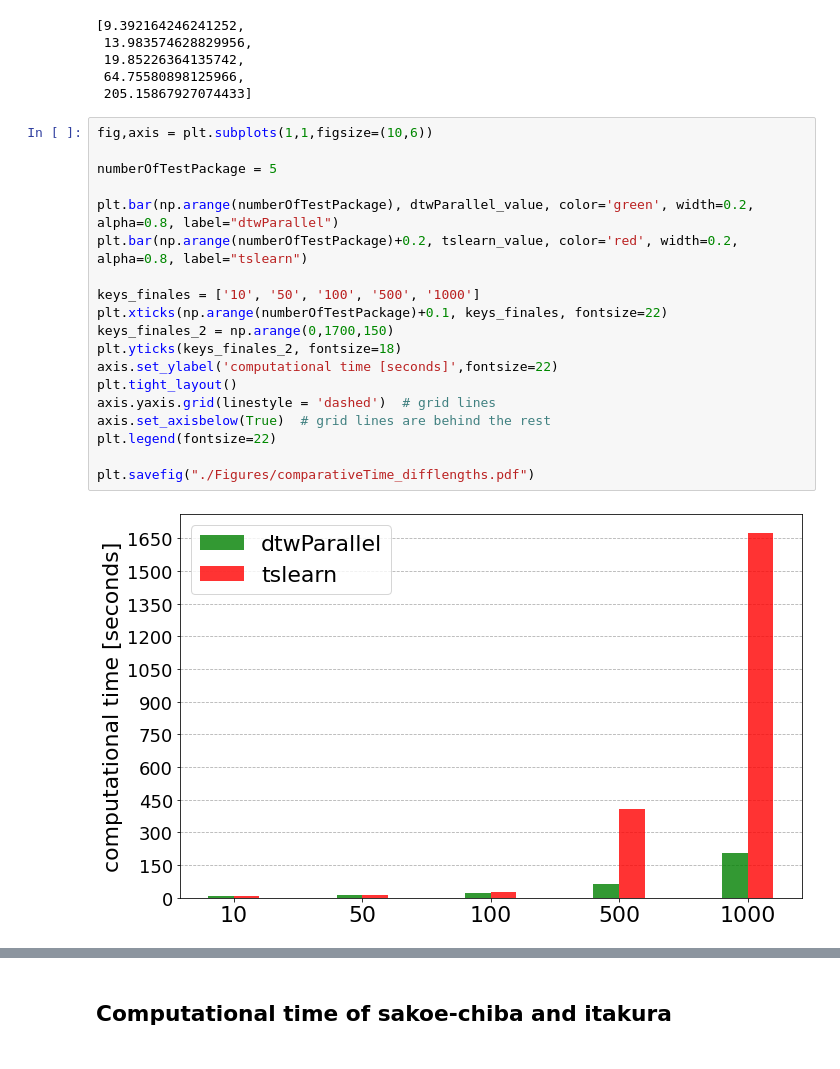
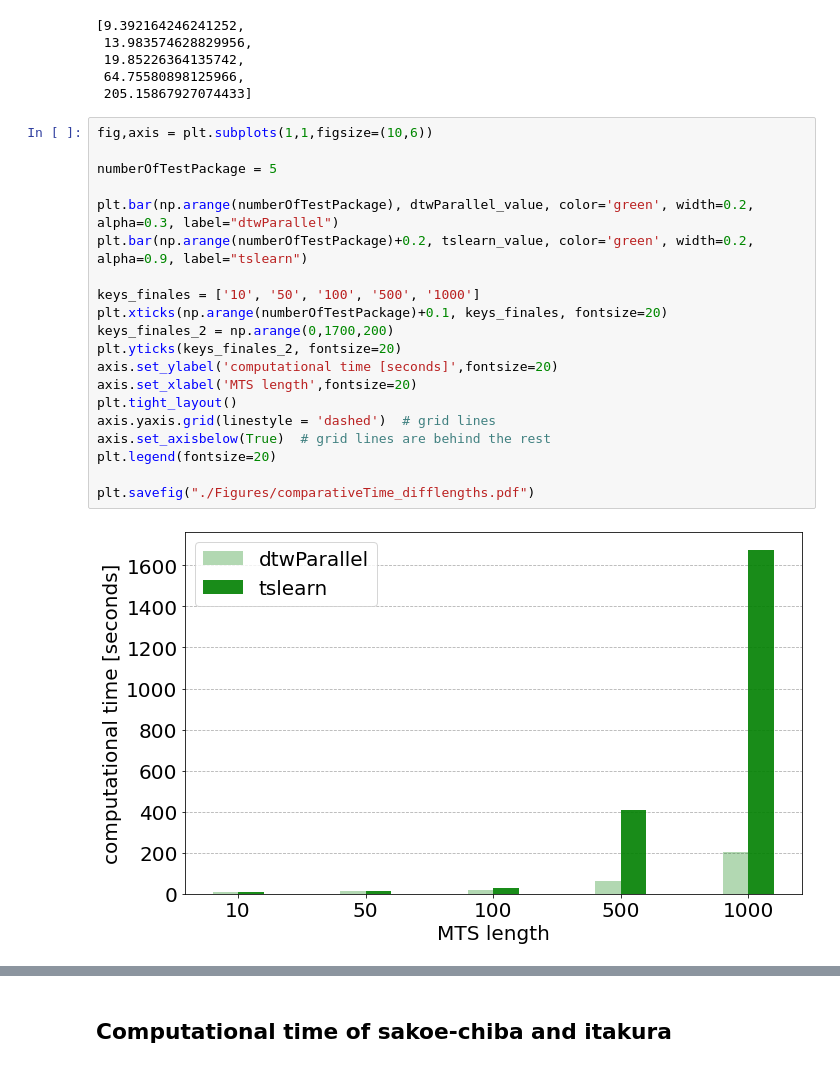
Before and after one commit to oscarescuderoarnanz/dtwParallel, a Jupyter notebook: exampleData/CodeExamples/plot_timeExamples_V2.ipynb, the cells around one changed output, grey strips where cells are left out. Saved outputs shown, nothing was run; the diff lists cells and outputs as text.

Commit message:
new images

```diff
--- a/exampleData/CodeExamples/plot_timeExamples_V2.ipynb
+++ b/exampleData/CodeExamples/plot_timeExamples_V2.ipynb
@@ -205,21 +205,22 @@ dtwParallel_value
 # %%
 fig,axis = plt.subplots(1,1,figsize=(10,6))
 
 numberOfTestPackage = 5
 
-plt.bar(np.arange(numberOfTestPackage), dtwParallel_value, color='green', width=0.2, alpha=0.8, label="dtwParallel")
-plt.bar(np.arange(numberOfTestPackage)+0.2, tslearn_value, color='red', width=0.2, alpha=0.8, label="tslearn")
+plt.bar(np.arange(numberOfTestPackage), dtwParallel_value, color='green', width=0.2, alpha=0.3, label="dtwParallel")
+plt.bar(np.arange(numberOfTestPackage)+0.2, tslearn_value, color='green', width=0.2, alpha=0.9, label="tslearn")
 
 keys_finales = ['10', '50', '100', '500', '1000']
-plt.xticks(np.arange(numberOfTestPackage)+0.1, keys_finales, fontsize=22)
-keys_finales_2 = np.arange(0,1700,150)
-plt.yticks(keys_finales_2, fontsize=18)
-axis.set_ylabel('computational time [seconds]',fontsize=22)
+plt.xticks(np.arange(numberOfTestPackage)+0.1, keys_finales, fontsize=20)
+keys_finales_2 = np.arange(0,1700,200)
+plt.yticks(keys_finales_2, fontsize=20)
+axis.set_ylabel('computational time [seconds]',fontsize=20)
+axis.set_xlabel('MTS length',fontsize=20)
 plt.tight_layout()
 axis.yaxis.grid(linestyle = 'dashed')  # grid lines
 axis.set_axisbelow(True)  # grid lines are behind the rest
-plt.legend(fontsize=22)
+plt.legend(fontsize=20)
 
 plt.savefig("./Figures/comparativeTime_difflengths.pdf")
 # %% [output]
-[figure, old version]
+[figure, new version]
```
Also changed, not shown: parts of 3 cells of this notebook, 7 other files.
